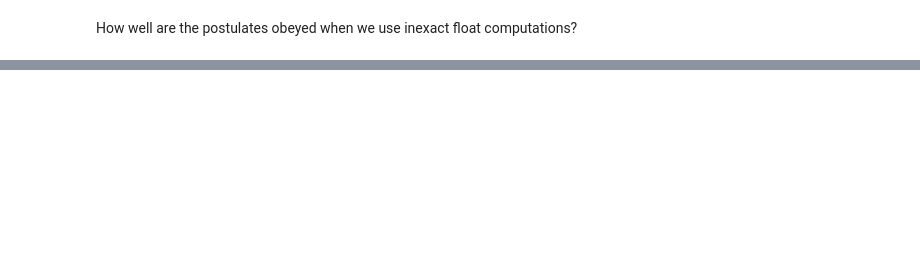
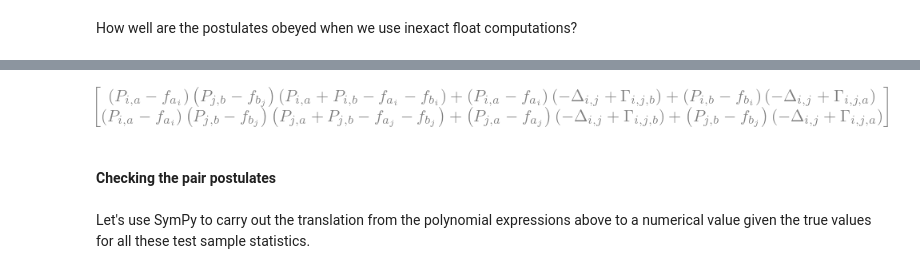
Before and after one commit to andrescorrada/IntroductionToAlgebraicEvaluation, a Jupyter notebook: python/docs/source/notebooks/LogicOfUnsupervisedEvaluationTutorial.ipynb, the cells around one changed output, grey strips where cells are left out. Saved outputs shown, nothing was run; the diff lists cells and outputs as text; code cells hidden in the pictures; blank space fills up the shorter version.

```diff
--- a/python/docs/source/notebooks/LogicOfUnsupervisedEvaluationTutorial.ipynb
+++ b/python/docs/source/notebooks/LogicOfUnsupervisedEvaluationTutorial.ipynb
@@ -171,0 +192,10 @@ How well are the postulates obeyed when we use inexact float computations?
+# %%
+# But the other two do.
+# Note that they are symmetric in label and indices i,j.
+sympy.Matrix(pair_binary_classifiers_postulates[1:3])
+# %% [output]
+[figure, added]
+# %% [markdown]
+#### Checking the pair postulates
+# %% [markdown]
+Let's use SymPy to carry out the translation from the polynomial expressions above to a numerical value given the true values for all these test sample statistics.
```
Also changed, not shown: parts of 23 cells of this notebook, 2 other files.
